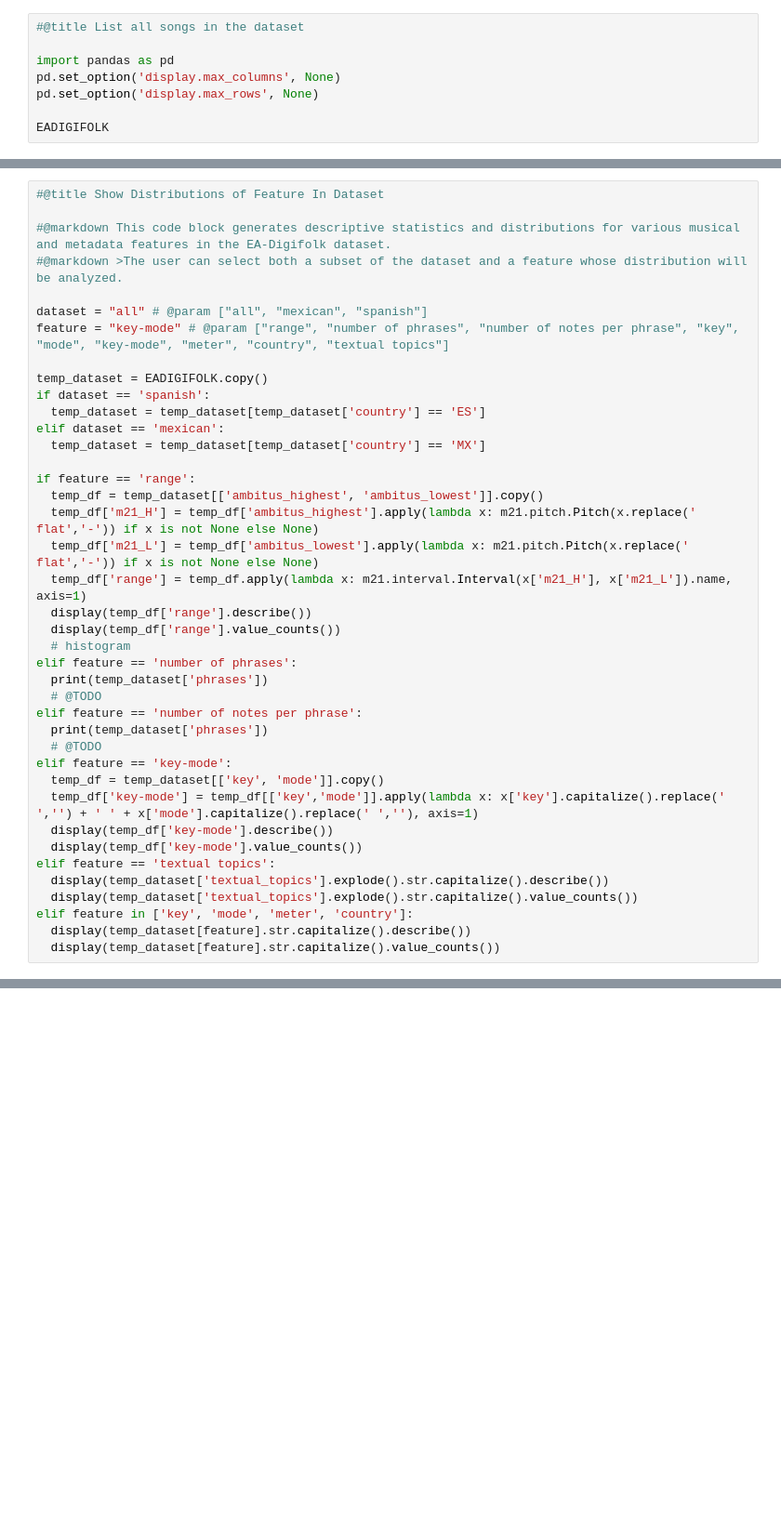
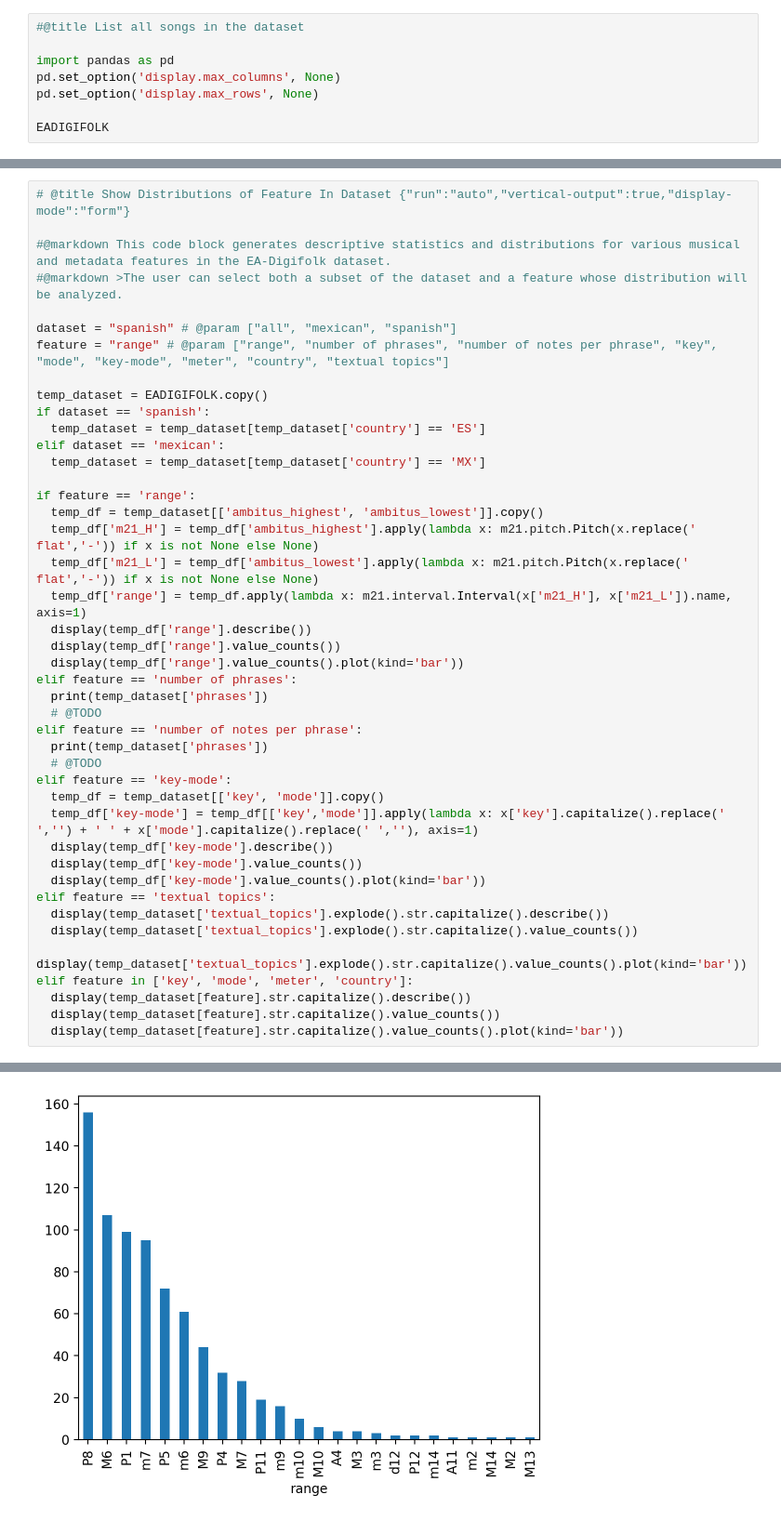
Before and after one commit to EA-Digifolk/EA-Digifolk-Dataset, a Jupyter notebook: EADigifolk.ipynb, the cells around one changed output, grey strips where cells are left out. Shown at 93% size. Cells and saved outputs as stored; diff of their text form; blank space fills up the shorter version.

```diff
--- a/EADigifolk.ipynb
+++ b/EADigifolk.ipynb
@@ -153,11 +198,11 @@ display(features)
 # %%
-#@title Show Distributions of Feature In Dataset
+# @title Show Distributions of Feature In Dataset {"run":"auto","vertical-output":true,"display-mode":"form"}
 
 #@markdown This code block generates descriptive statistics and distributions for various musical and metadata features in the EA-Digifolk dataset.
 #@markdown >The user can select both a subset of the dataset and a feature whose distribution will be analyzed.
 
-dataset = "all" # @param ["all", "mexican", "spanish"]
-feature = "key-mode" # @param ["range", "number of phrases", "number of notes per phrase", "key", "mode", "key-mode", "meter", "country", "textual topics"]
+dataset = "spanish" # @param ["all", "mexican", "spanish"]
+feature = "range" # @param ["range", "number of phrases", "number of notes per phrase", "key", "mode", "key-mode", "meter", "country", "textual topics"]
 
 temp_dataset = EADIGIFOLK.copy()
 if dataset == 'spanish':
@@ -172,7 +217,7 @@ if feature == 'range':
   temp_df['range'] = temp_df.apply(lambda x: m21.interval.Interval(x['m21_H'], x['m21_L']).name, axis=1)
   display(temp_df['range'].describe())
   display(temp_df['range'].value_counts())
-  # histogram
+  display(temp_df['range'].value_counts().plot(kind='bar'))
 elif feature == 'number of phrases':
   print(temp_dataset['phrases'])
   # @TODO
@@ -184,9 +229,13 @@ elif feature == 'key-mode':
   temp_df['key-mode'] = temp_df[['key','mode']].apply(lambda x: x['key'].capitalize().replace(' ','') + ' ' + x['mode'].capitalize().replace(' ',''), axis=1)
   display(temp_df['key-mode'].describe())
   display(temp_df['key-mode'].value_counts())
+  display(temp_df['key-mode'].value_counts().plot(kind='bar'))
 elif feature == 'textual topics':
   display(temp_dataset['textual_topics'].explode().str.capitalize().describe())
   display(temp_dataset['textual_topics'].explode().str.capitalize().value_counts())
+  display(temp_dataset['textual_topics'].explode().str.capitalize().value_counts().plot(kind='bar'))
 elif feature in ['key', 'mode', 'meter', 'country']:
   display(temp_dataset[feature].str.capitalize().describe())
   display(temp_dataset[feature].str.capitalize().value_counts())
+  display(temp_dataset[feature].str.capitalize().value_counts().plot(kind='bar'))
+# %% [output]
@@ -192,0 +268 @@ elif feature in ['key', 'mode', 'meter', 'country']:
+[figure, added]
```
Also changed, not shown: parts of 5 cells of this notebook.
